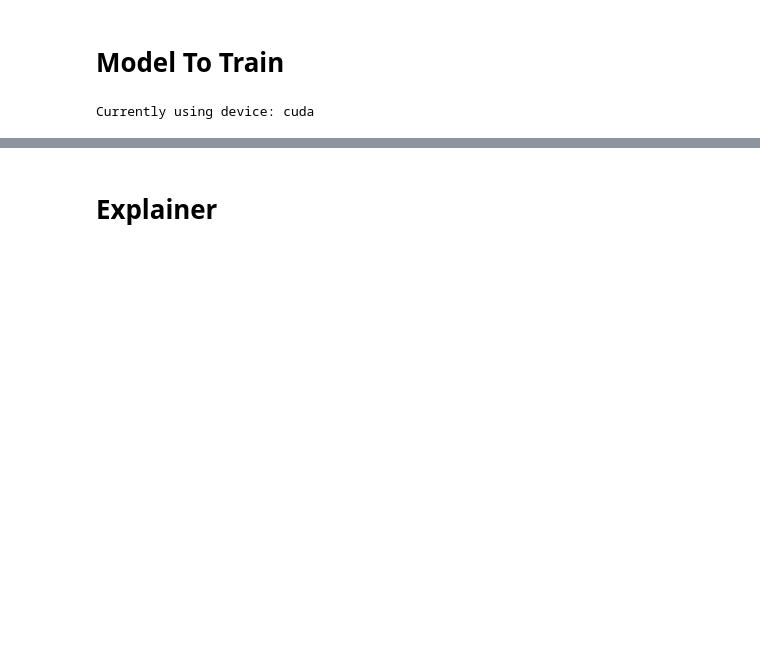
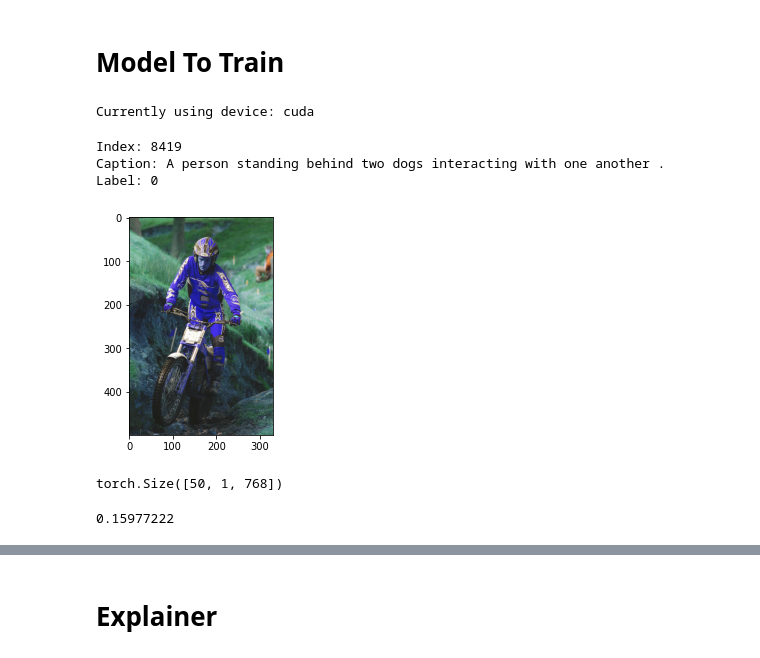
Before and after one commit to MichaelYxWang/CrossExplain, a Jupyter notebook: notebooks/multimodal_gradcam_CLIP.ipynb, the cells around one changed output, grey strips where cells are left out. Drawn from its saved outputs; the diff is of its cells as text; code cells hidden in the pictures; blank space fills up the shorter version.

```diff
--- a/notebooks/multimodal_gradcam_CLIP.ipynb
+++ b/notebooks/multimodal_gradcam_CLIP.ipynb
@@ -533,7 +538,7 @@ BATCH_SIZE = 32
 # %% [markdown]
 # Data Preparation
 # %%
-df = pd.read_csv(DATASET_DIR + "captions.txt").head(3000)
+df = pd.read_csv(DATASET_DIR + "captions.txt").head(5000)
 print("There are", len(df.image.unique()), "images in the dataset")
 print("There are", len(df.caption.unique()), "captions in the dataset")
 print("Notice that one image might map to many captions here")
@@ -704,22 +746,29 @@ model = model.to(DEVICE)
 # %% [output]
 Currently using device: cuda
 # %%
-# # let's do a simple test on clip's encoding capability!
-# index = random.sample(range(len(all_pairs)), 1)[0]
-# print("Index:", index)
-# cv2_image = cv2.imread(DATASET_DIR + "Images/" + all_pairs[index][0])
-# # print(cv2_image.shape)
-# print("Caption:", all_pairs[index][1])
-# print("Label:", all_pairs[index][2])
-# plt.imshow(cv2_image)
-# plt.show()
+# let's do a simple test on clip's encoding capability!
+index = random.sample(range(len(all_pairs)), 1)[0]
+print("Index:", index)
+cv2_image = cv2.imread(DATASET_DIR + "Images/" + all_pairs[index][0])
+# print(cv2_image.shape)
+print("Caption:", all_pairs[index][1])
+print("Label:", all_pairs[index][2])
+plt.imshow(cv2_image)
+plt.show()
 
-# image_encoding = model.clip_model.encode_image(preprocess(Image.open(DATASET_DIR + "Images/" + all_pairs[index][0]))[None, :]
-#                                                .to(DEVICE)).cpu().detach().numpy().flatten()
-# text_encoding = model.clip_model.encode_text(clip.tokenize(all_pairs[index][1]).to(DEVICE)).cpu().detach().numpy().flatten()
+image_encoding = model.clip_model.encode_image(preprocess(Image.open(DATASET_DIR + "Images/" + all_pairs[index][0]))[None, :]
+                                               .to(DEVICE)).cpu().detach().numpy().flatten()
+text_encoding = model.clip_model.encode_text(clip.tokenize(all_pairs[index][1]).to(DEVICE)).cpu().detach().numpy().flatten()
 
-# cos_sim = np.dot(image_encoding, text_encoding)/(np.linalg.norm(image_encoding) * np.linalg.norm(text_encoding))
-# cos_sim
+cos_sim = np.dot(image_encoding, text_encoding)/(np.linalg.norm(image_encoding) * np.linalg.norm(text_encoding))
+cos_sim
+# %% [output]
+Index: 8419
+Caption: A person standing behind two dogs interacting with one another .
+Label: 0
+[figure, added]
+torch.Size([50, 1, 768])
+0.15977222
 # %%
 print("Training Started...")
 criterion = nn.BCEWithLogitsLoss() # this means the sigmoid is INCORPORATED into the loss!!
```
Also changed, not shown: parts of 22 cells of this notebook.
